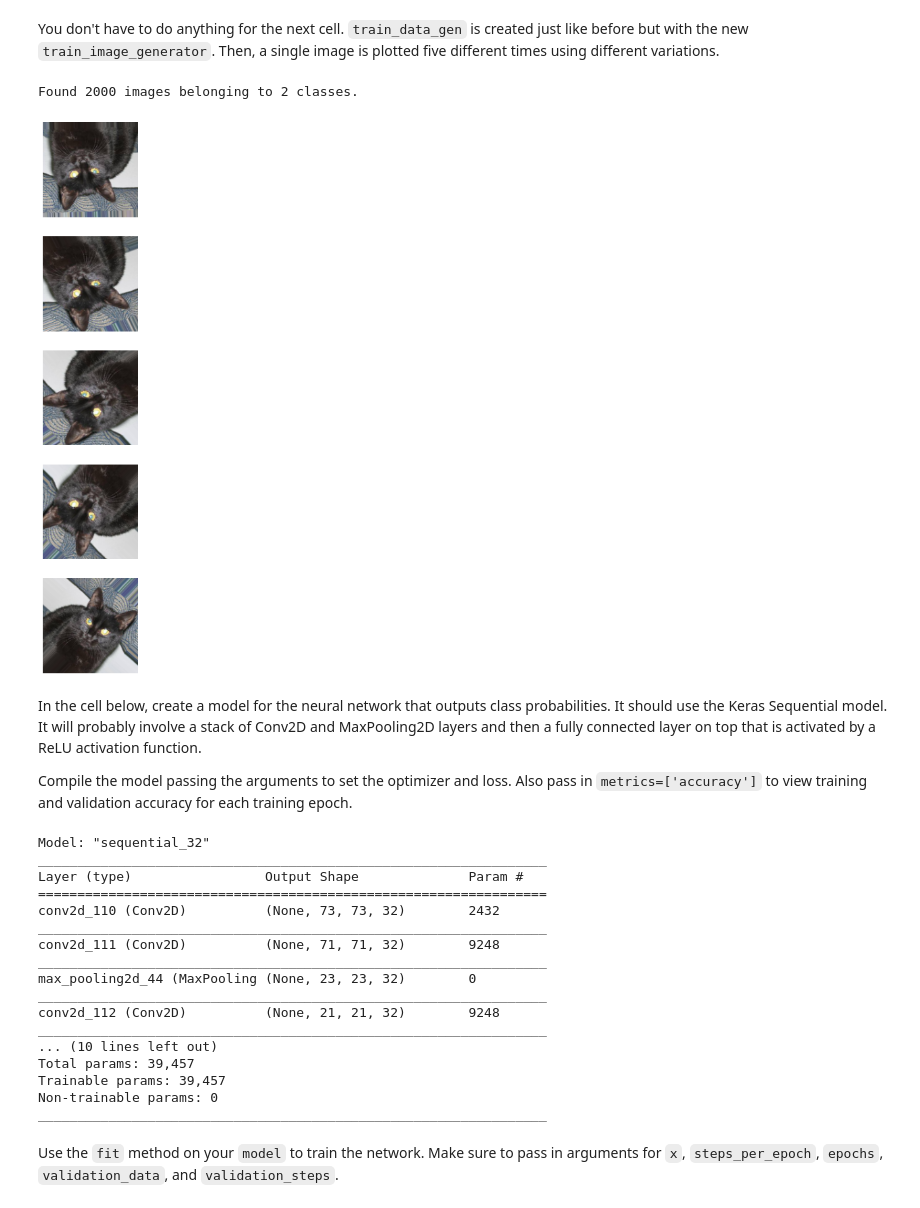
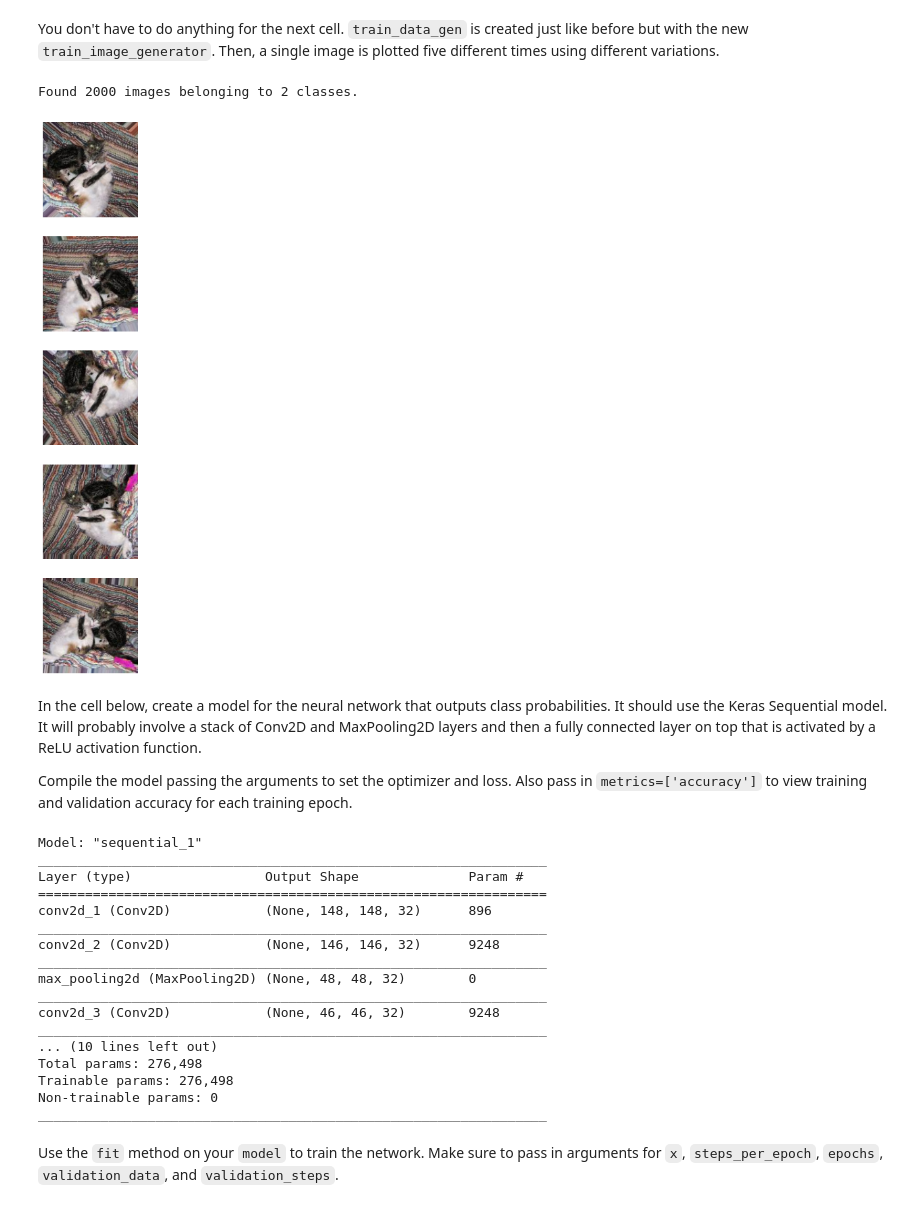
Before and after one commit to lukegwoolley/CodeAcademy, a Jupyter notebook: fcc_cat_dog.ipynb, the cells around one changed output. Drawn from its saved outputs; the diff is of its cells as text; code cells hidden in the pictures.

```diff
--- a/fcc_cat_dog.ipynb
+++ b/fcc_cat_dog.ipynb
@@ -147,53 +156,48 @@ You don't have to do anything for the next cell. `train_data_gen` is created jus
 # %%
 train_data_gen = train_image_generator.flow_from_directory(batch_size=batch_size,
                                                      directory=train_dir,
                                                      target_size=(IMG_HEIGHT, IMG_WIDTH),
-                                                     class_mode='binary')
+                                                     class_mode="categorical")
 
 augmented_images = [train_data_gen[0][0][0] for i in range(5)]
 
 plotImages(augmented_images)
 # %% [output]
 Found 2000 images belonging to 2 classes.
-[figure, old version]
+[figure, new version]
 # %% [markdown]
 In the cell below, create a model for the neural network that outputs class probabilities. It should use the Keras Sequential model. It will probably involve a stack of Conv2D and MaxPooling2D layers and then a fully connected layer on top that is activated by a ReLU activation function.
 
 Compile the model passing the arguments to set the optimizer and loss. Also pass in `metrics=['accuracy']` to view training and validation accuracy for each training epoch.
 # %%
 model = Sequential()
-model.add(tf.keras.Input(shape=(IMG_HEIGHT,IMG_WIDTH,3)))
-model.add(Conv2D(32, 5, strides=2, activation="relu"))
+model.add(Conv2D(32,kernel_size=(3,3),activation='relu',input_shape=(IMG_HEIGHT,IMG_WIDTH, 3)))
 model.add(Conv2D(32, 3, activation="relu"))
 model.add(MaxPooling2D(3))
 model.add(Conv2D(32, 3, activation="relu"))
 model.add(Conv2D(32, 3, activation="relu"))
-model.add(MaxPooling2D(3))
-model.add(Conv2D(32, 3, activation="relu"))
-model.add(tf.keras.layers.GlobalMaxPooling2D())
-model.add(Dense(1,activation="sigmoid"))
+model.add(MaxPooling2D(pool_size=(2, 2)))
+model.add(Flatten())
+model.add(Dense(16, activation='relu'))
+model.add(Dense(2, activation='sigmoid'))
 model.summary()
-model.compile(
-    optimizer=tf.keras.optimizers.Adam(1e-3),
-    loss="binary_crossentropy",
-    metrics=["accuracy"],
-)
+model.compile(loss="binary_crossentropy",optimizer="adam",metrics=['accuracy'])
 # %% [output]
-Model: "sequential_32"
+Model: "sequential_1"
 _________________________________________________________________
 Layer (type)                 Output Shape              Param #
 =================================================================
-conv2d_110 (Conv2D)          (None, 73, 73, 32)        2432
+conv2d_1 (Conv2D)            (None, 148, 148, 32)      896
 _________________________________________________________________
-conv2d_111 (Conv2D)          (None, 71, 71, 32)        9248
+conv2d_2 (Conv2D)            (None, 146, 146, 32)      9248
 _________________________________________________________________
-max_pooling2d_44 (MaxPooling (None, 23, 23, 32)        0
+max_pooling2d (MaxPooling2D) (None, 48, 48, 32)        0
 _________________________________________________________________
-conv2d_112 (Conv2D)          (None, 21, 21, 32)        9248
+conv2d_3 (Conv2D)            (None, 46, 46, 32)        9248
 _________________________________________________________________
 ... (10 lines left out)
-Total params: 39,457
-Trainable params: 39,457
+Total params: 276,498
+Trainable params: 276,498
 Non-trainable params: 0
 _________________________________________________________________
 # %% [markdown]
```
Also changed, not shown: parts of 8 cells of this notebook.
